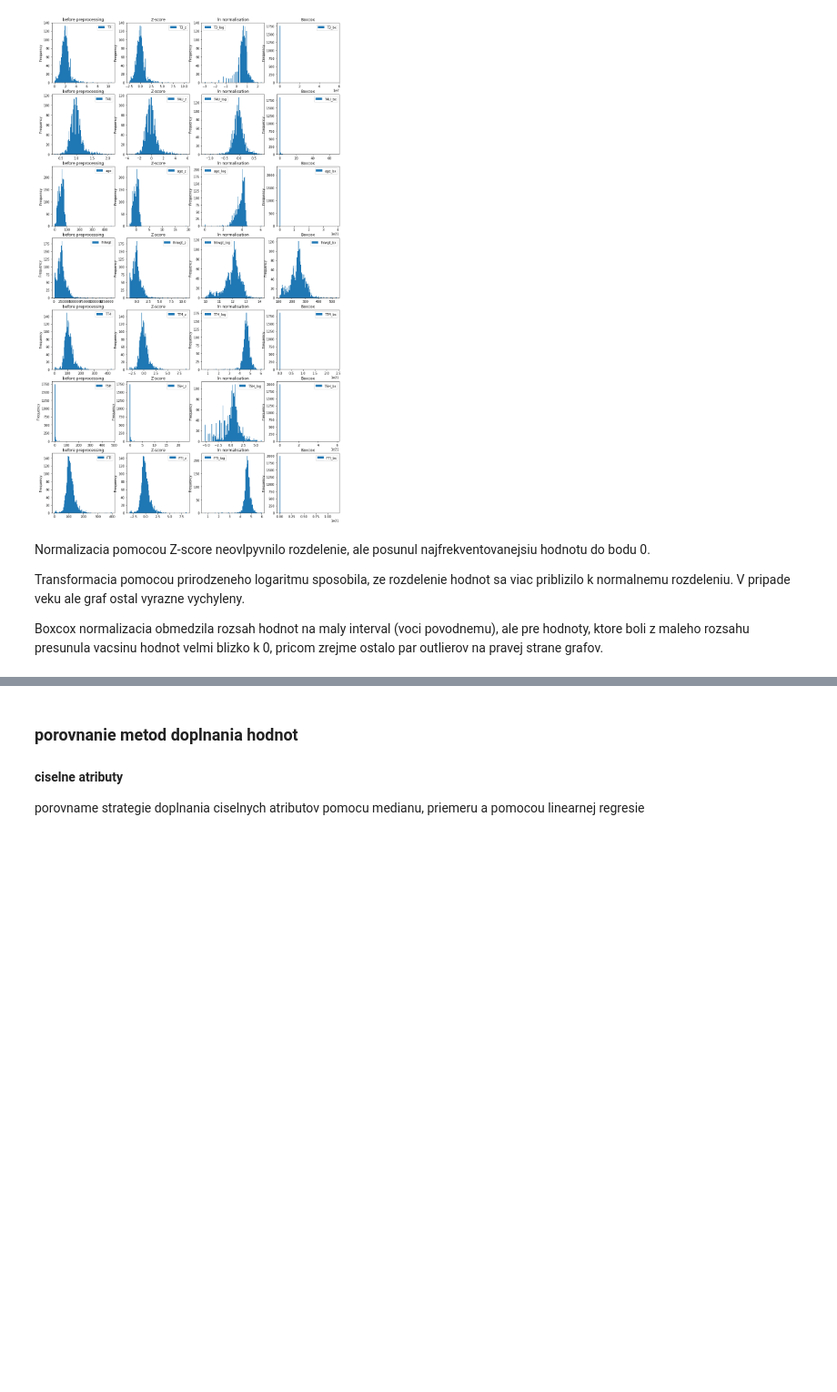
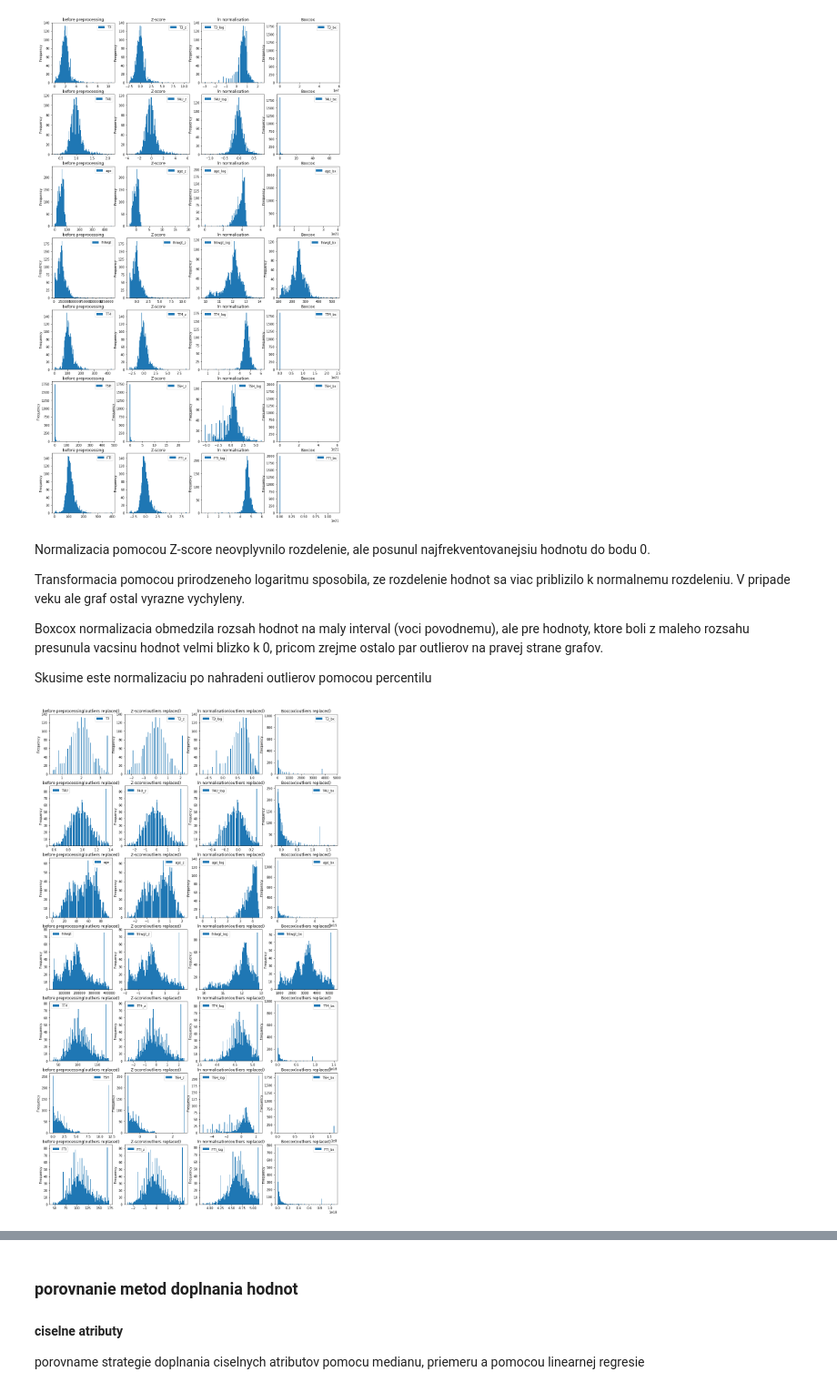
Before and after one commit to Pomichal/pr1_IAU, a Jupyter notebook: Preprocessing.ipynb, the cells around one changed output, grey strips where cells are left out. Shown at 91% size. Cells and saved outputs as stored; diff of their text form; code cells hidden in the pictures; blank space fills up the shorter version.

Commit message:
porovnanie normalizacie po nahradeni outlierov

```diff
--- a/Preprocessing.ipynb
+++ b/Preprocessing.ipynb
@@ -609,9 +609,14 @@ Vidime, ze spravne sme obmedzili hodnoty v stlpci class, ako aj hodnoty v stlpco
 
 napiseme funkciu, aby sme dokazali rozdiely vizualizovat
 # %%
-def test_preprocessing(df, columns, pipelines,titles=['1','2','3','4','5'], sufix = ["","","","", "_bx"],
+def test_preprocessing(df, columns, pipelines, ppl0=None, titles=['1','2','3','4','5'], sufix = ["","","","", "_bx"],
                        kind='box', bins=100):
-    dfs = [df]
+    dfs = []
+    if ppl0 != None:
+        model = ppl0.fit(df)
+        dfs.append( model.transform(df))
+    else:
+        dfs = [df]
     for ppl in pipelines:
         model = ppl.fit(df)
         dfs.append( model.transform(df))
@@ -692,8 +697,42 @@ test_preprocessing(result_train,numeric_columns,[ppl,ppl2,ppl3],titles, sufix=["
 # %% [output]
 [figure]
 # %% [markdown]
-Normalizacia pomocou Z-score neovlpyvnilo rozdelenie, ale posunul najfrekventovanejsiu hodnotu do bodu 0.
+Normalizacia pomocou Z-score neovplyvnilo rozdelenie, ale posunul najfrekventovanejsiu hodnotu do bodu 0.
 
 Transformacia pomocou prirodzeneho logaritmu sposobila, ze rozdelenie hodnot sa viac priblizilo k normalnemu rozdeleniu. V pripade veku ale graf ostal vyrazne vychyleny.
 
 Boxcox normalizacia obmedzila rozsah hodnot na maly interval (voci povodnemu), ale pre hodnoty, ktore boli z maleho rozsahu presunula vacsinu hodnot velmi blizko k 0, pricom zrejme ostalo par outlierov na pravej strane grafov.
+
+Skusime este normalizaciu po nahradeni outlierov pomocou percentilu
+# %%
+result_train['TT4'] = pd.to_numeric(result_train.TT4, errors='coerce')
+result_train['TSH'] = pd.to_numeric(result_train.TSH, errors='coerce')
+result_train['FTI'] = pd.to_numeric(result_train.FTI, errors='coerce')
+
+
+# numeric_columns = ['TT4', 'T4U','TSH', 'T3', 'fnlwgt', 'FTI', 'age']
+numeric_columns = ['T3','T4U','age', 'fnlwgt', 'TT4','TSH', 'FTI']
+titles = ['before preprocessing(outliers replaced)', 'Z-score(outliers replaced)',
+          'ln normalisation(outliers replaced)', 'Boxcox(outliers replaced)']
+
+ppl0 = Pipeline([
+     ('ReplaceExtremes',ReplaceOutliersWithPercentile(numeric_columns)),
+])
+ppl = Pipeline([
+     ('ReplaceExtremes',ReplaceOutliersWithPercentile(numeric_columns)),
+     ('ZScore',ZScoreNormalization(numeric_columns))
+])
+ppl2 = Pipeline([
+     ('ReplaceExtremes',ReplaceOutliersWithPercentile(numeric_columns)),
+     ('Ln', LogNormalization(numeric_columns))
+])
+ppl3 = Pipeline([
+     ('ReplaceExtremes',ReplaceOutliersWithPercentile(numeric_columns)),
+     ('Boxcox',BoxCoxNormalization(numeric_columns))
+])
+
+
+test_preprocessing(result_train,numeric_columns,[ppl,ppl2,ppl3], ppl0=ppl0, titles=titles,
+                   sufix=["","_z","_log","_bx"],kind='hist')
+# %% [output]
+[figure, added]
```
Also changed, not shown: parts of 7 cells of this notebook.
